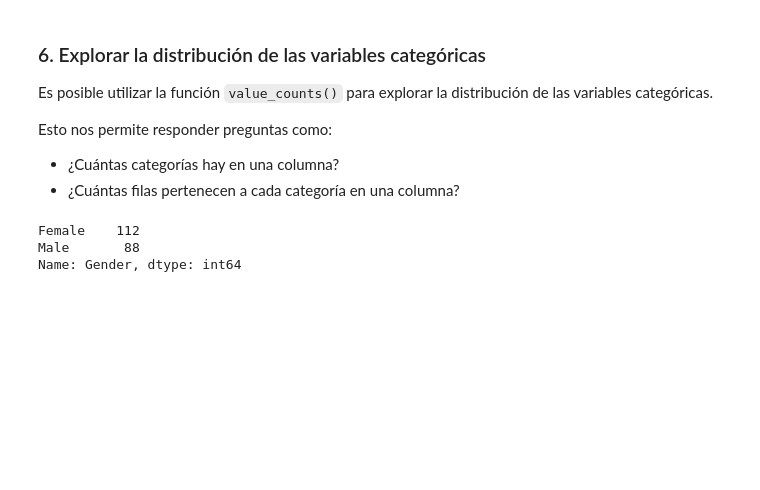
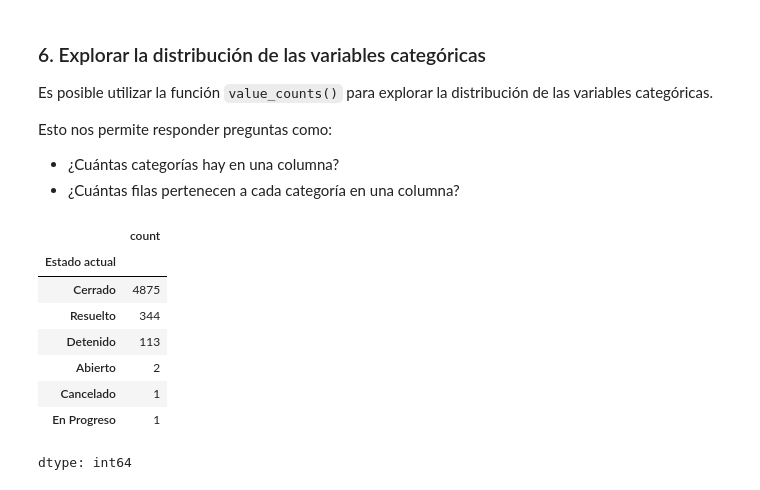
Before and after one commit to palberth/CienciaDatos-MASDI, a Jupyter notebook: Seccion_1/Ejemplo_1-mall_customers_clustering.ipynb, the cells around one changed output. Saved outputs shown, nothing was run; the diff lists cells and outputs as text; code cells hidden in the pictures; blank space fills up the shorter version.

```diff
--- a/Seccion_1/Ejemplo_1-mall_customers_clustering.ipynb
+++ b/Seccion_1/Ejemplo_1-mall_customers_clustering.ipynb
@@ -168,10 +216,16 @@ Esto nos permite responder preguntas como:
 * ¿Cuántas categorías hay en una columna?
 * ¿Cuántas filas pertenecen a cada categoría en una columna?
 # %%
-data["Gender"].value_counts()
+data["Estado actual"].value_counts()
 # %% [output]
+|  | count |
+| Estado actual |  |
+| Cerrado | 4875 |
+| Resuelto | 344 |
+| Detenido | 113 |
+| Abierto | 2 |
+| Cancelado | 1 |
+| En Progreso | 1 |
-Female    112
-Male       88
-Name: Gender, dtype: int64
+dtype: int64
 # %%
 # Visualizar la distribución de variables categóricas
```
Also changed, not shown: parts of 10 cells of this notebook.
